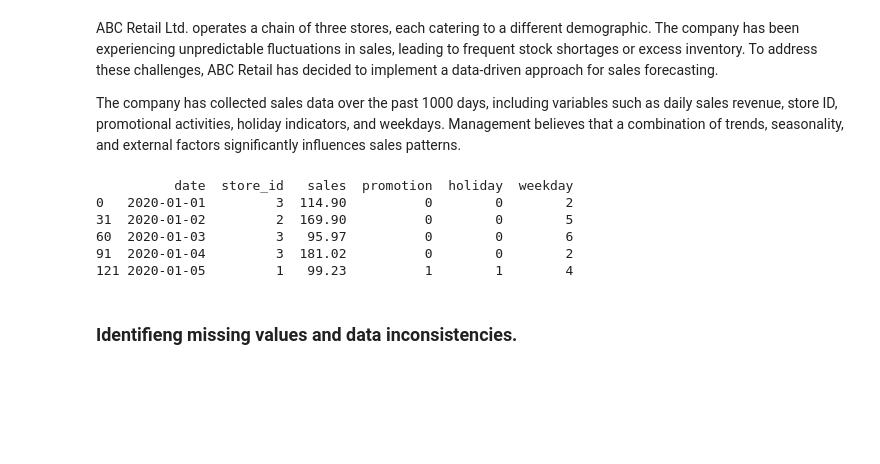
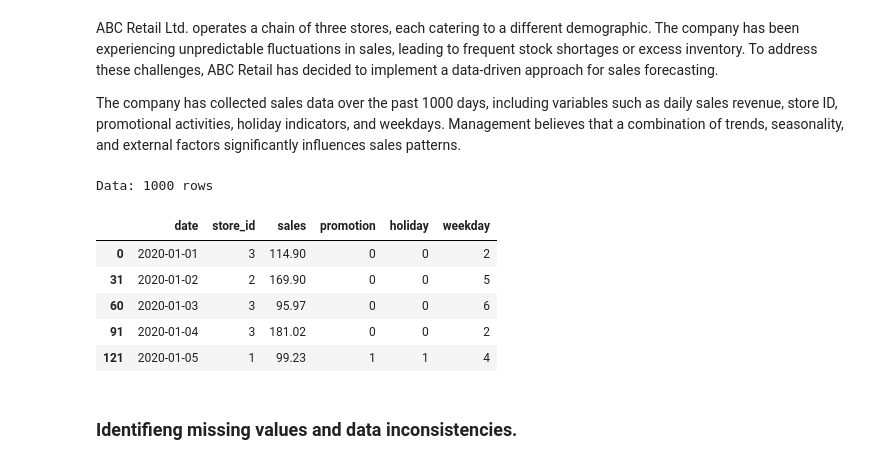
Before and after one commit to jonnamoi/Data-Analysis-with-Python-Case-Studies, a Jupyter notebook: one_sales_forecasting.ipynb, the cells around one changed output. Cells and saved outputs as stored; diff of their text form; code cells hidden in the pictures; blank space fills up the shorter version.

```diff
--- a/one_sales_forecasting.ipynb
+++ b/one_sales_forecasting.ipynb
@@ -11,18 +11,22 @@ sales patterns.
 # %%
 import pandas as pd
 import matplotlib.pyplot as plt
-import numpy as np
+import warnings
+
+warnings.filterwarnings('ignore')
 
 df = pd.read_csv('sales_forecasting_data.csv', parse_dates=["date"])
 df = df.sort_values("date")
-print(df.head())
+print(f"Data: {len(df)} rows")
+df.head()
 # %% [output]
-          date  store_id   sales  promotion  holiday  weekday
-0   2020-01-01         3  114.90          0        0        2
-31  2020-01-02         2  169.90          0        0        5
-60  2020-01-03         3   95.97          0        0        6
-91  2020-01-04         3  181.02          0        0        2
-121 2020-01-05         1   99.23          1        1        4
+Data: 1000 rows
+|  | date | store_id | sales | promotion | holiday | weekday |
+| 0 | 2020-01-01 | 3 | 114.90 | 0 | 0 | 2 |
+| 31 | 2020-01-02 | 2 | 169.90 | 0 | 0 | 5 |
+| 60 | 2020-01-03 | 3 | 95.97 | 0 | 0 | 6 |
+| 91 | 2020-01-04 | 3 | 181.02 | 0 | 0 | 2 |
+| 121 | 2020-01-05 | 1 | 99.23 | 1 | 1 | 4 |
 # %% [markdown]
 ### Identifieng missing values and data inconsistencies.
 # %%
```
